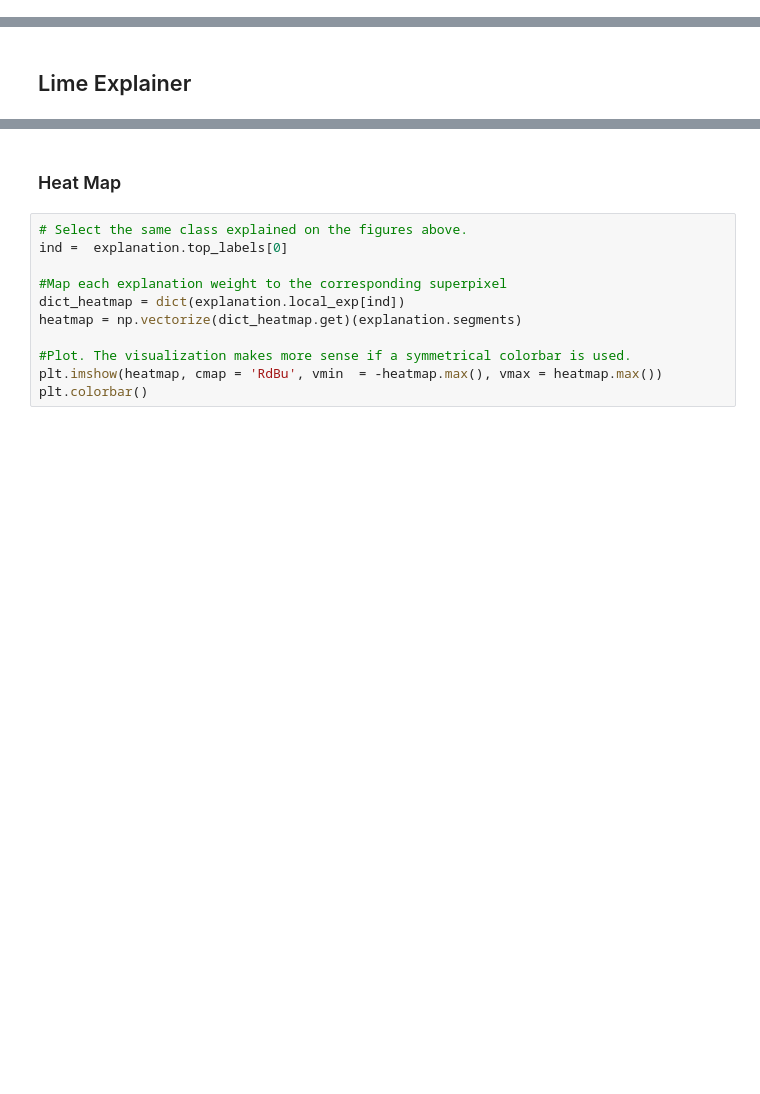
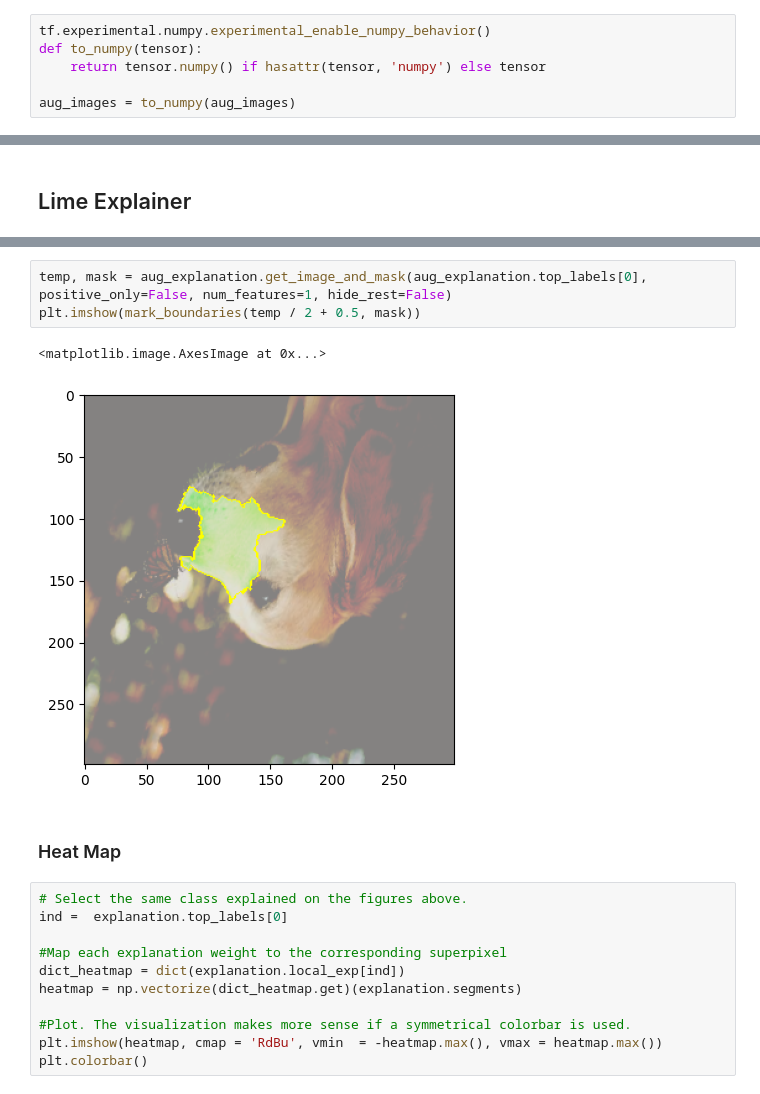
Before and after one commit to DevTimBo/DEEPL-Project, a Jupyter notebook: LIME/LIME.ipynb, the cells around one changed output, grey strips where cells are left out. Cells and saved outputs as stored; diff of their text form; blank space fills up the shorter version.

```diff
--- a/LIME/LIME.ipynb
+++ b/LIME/LIME.ipynb
@@ -53,0 +111,6 @@ for x in decode_predictions(preds)[7]:
+# %%
+tf.experimental.numpy.experimental_enable_numpy_behavior()
+def to_numpy(tensor):
+    return tensor.numpy() if hasattr(tensor, 'numpy') else tensor
+
+aug_images = to_numpy(aug_images)
@@ -68,3 +163,9 @@ plt.imshow(mark_boundaries(temp / 2 + 0.5, mask))
+# %%
+temp, mask = aug_explanation.get_image_and_mask(aug_explanation.top_labels[0], positive_only=False, num_features=1, hide_rest=False)
+plt.imshow(mark_boundaries(temp / 2 + 0.5, mask))
+# %% [output]
+<matplotlib.image.AxesImage at 0x...>
+[figure, added]
 # %% [markdown]
 ### Heat Map
 # %%
```
Also changed, not shown: parts of 13 cells of this notebook.
